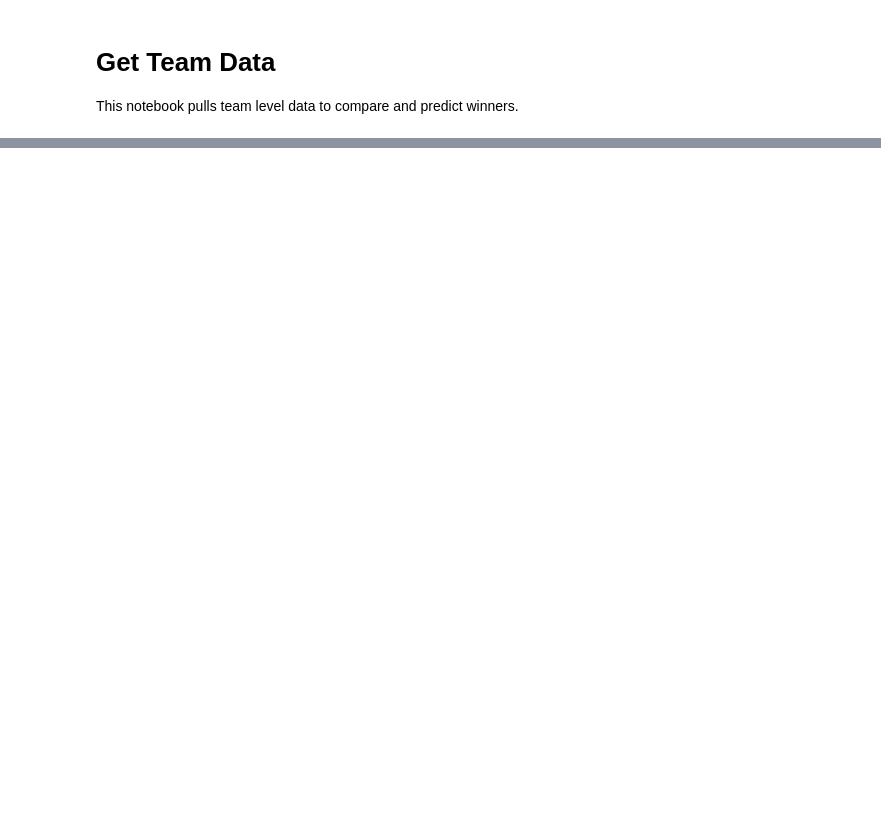
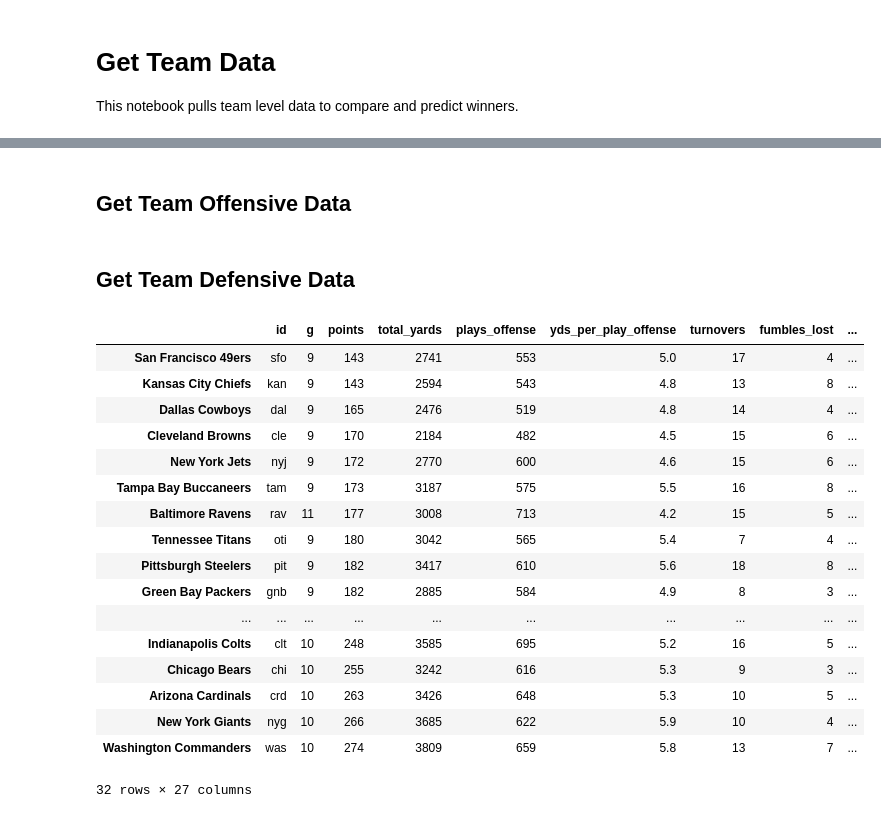
Before and after one commit to jbaviation/NFL-Data-Exploration, a Jupyter notebook: team_data.ipynb, the cells around one changed output, grey strips where cells are left out. Cells and saved outputs as stored; diff of their text form; code cells hidden in the pictures; blank space fills up the shorter version.

Commit message:
team defense stats extracts all tables.

```diff
--- a/team_data.ipynb
+++ b/team_data.ipynb
@@ -49,0 +34,2 @@ data = projections.GetData(year_soup=year_soup)
+# %% [markdown]
+## Get Team Offensive Data
@@ -49,0 +38,65 @@ data = projections.GetData(year_soup=year_soup)
+# %% [markdown]
+## Get Team Defensive Data
+# %%
+# Uses def_soup
+div_tbls = def_soup.find_all('div', attrs={'class': 'table_wrapper'})
+
+# for tbl in tbls:
+div_tbl = div_tbls[0]
+
+#### Review the first table
+tbl = div_tbl.find('table')
+
+# Set name of table
+tbl_name = tbl.find('caption').text
+
+# Get each row
+teams = {}
+for td in tbl.find_all('td'):
+    stat = td.get('data-stat')
+    value = td.text
+
+    if stat=='team':
+        team = re.sub(r'[^A-Za-z0-9 ]', '', str(value))  # Strip unnecessary characters
+
+        # Sometimes summary rows exist, break the for loop if this is true
+        if team == 'Avg Team':
+            break
+
+        # Get link and extract team_id
+        local_link = td.find('a')['href']
+        team_id = ''
+        if local_link is not None:
+            find_id = re.search(r'teams/([^/]+)/', local_link)  # Get team page link
+            if find_id is not None: team_id = find_id.groups()[0]
+
+        # Set id and division
+        teams[team] = {'id': team_id}
+        continue
+
+    # Apply each stat to the team dict
+    teams[team][stat] = value
+
+df = pd.DataFrame(teams).T
+df.name = tbl_name
+# %%
+df
+# %% [output]
+|  | id | g | points | total_yards | plays_offense | yds_per_play_offense | turnovers | fumbles_lost | ... |
+| San Francisco 49ers | sfo | 9 | 143 | 2741 | 553 | 5.0 | 17 | 4 | ... |
+| Kansas City Chiefs | kan | 9 | 143 | 2594 | 543 | 4.8 | 13 | 8 | ... |
+| Dallas Cowboys | dal | 9 | 165 | 2476 | 519 | 4.8 | 14 | 4 | ... |
+| Cleveland Browns | cle | 9 | 170 | 2184 | 482 | 4.5 | 15 | 6 | ... |
+| New York Jets | nyj | 9 | 172 | 2770 | 600 | 4.6 | 15 | 6 | ... |
+| Tampa Bay Buccaneers | tam | 9 | 173 | 3187 | 575 | 5.5 | 16 | 8 | ... |
+| Baltimore Ravens | rav | 11 | 177 | 3008 | 713 | 4.2 | 15 | 5 | ... |
+| Tennessee Titans | oti | 9 | 180 | 3042 | 565 | 5.4 | 7 | 4 | ... |
+| Pittsburgh Steelers | pit | 9 | 182 | 3417 | 610 | 5.6 | 18 | 8 | ... |
+| Green Bay Packers | gnb | 9 | 182 | 2885 | 584 | 4.9 | 8 | 3 | ... |
+| ... | ... | ... | ... | ... | ... | ... | ... | ... | ... |
+| Indianapolis Colts | clt | 10 | 248 | 3585 | 695 | 5.2 | 16 | 5 | ... |
+| Chicago Bears | chi | 10 | 255 | 3242 | 616 | 5.3 | 9 | 3 | ... |
+| Arizona Cardinals | crd | 10 | 263 | 3426 | 648 | 5.3 | 10 | 5 | ... |
+| New York Giants | nyg | 10 | 266 | 3685 | 622 | 5.9 | 10 | 4 | ... |
+| Washington Commanders | was | 10 | 274 | 3809 | 659 | 5.8 | 13 | 7 | ... |
+32 rows × 27 columns
```
Also changed, not shown: parts of 6 cells of this notebook, 1 other file.
